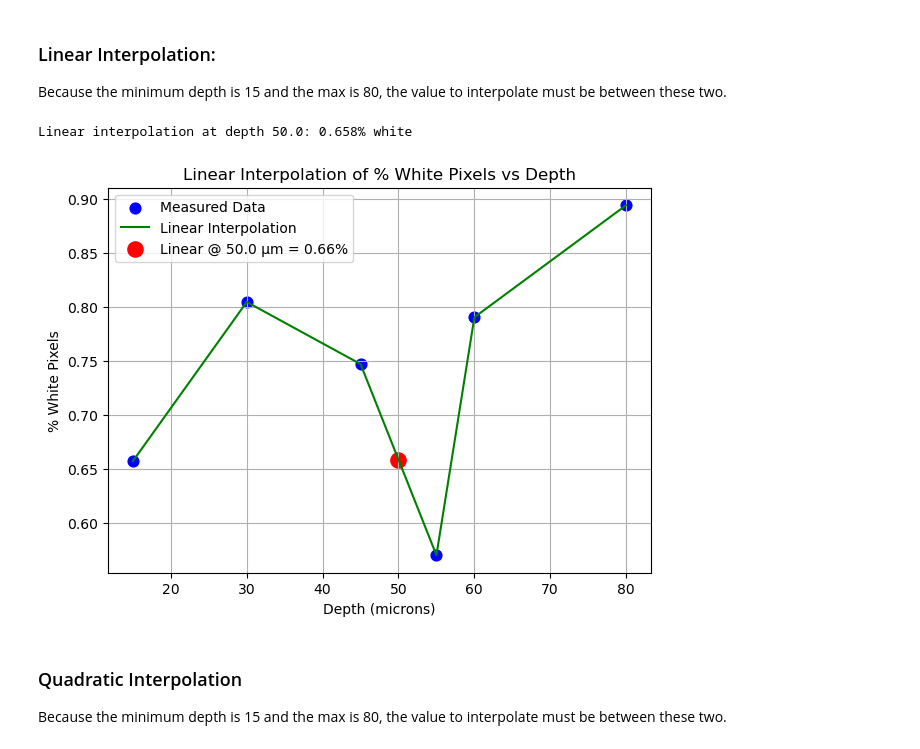
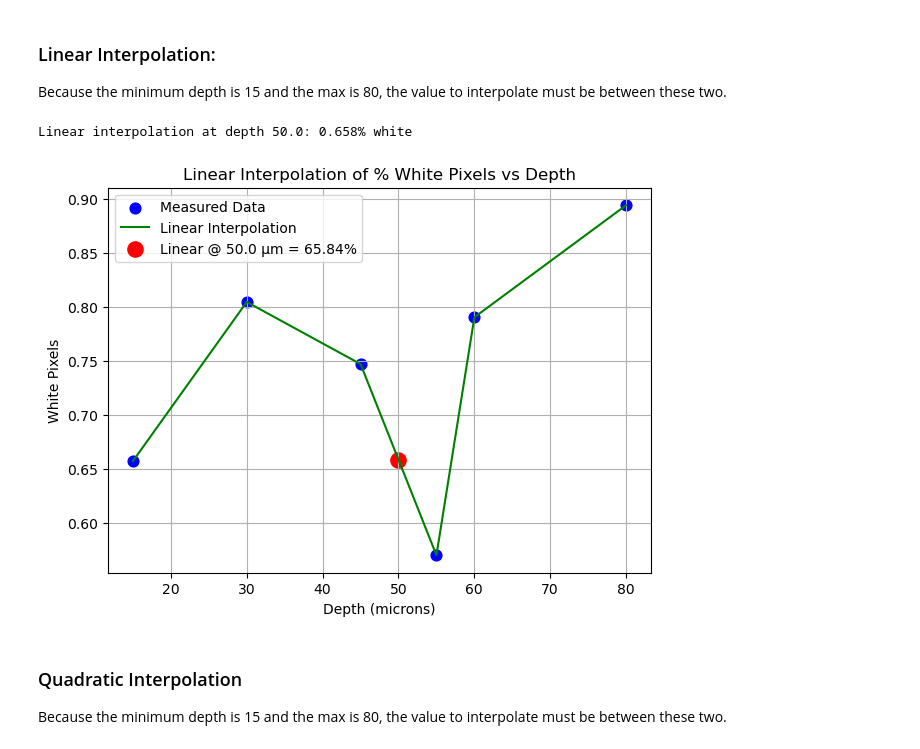
Before and after one commit to ReaganOswald/Module-3-Fibrosis, a Jupyter notebook: Module 3 Template.ipynb, the cells around one changed output. Drawn from its saved outputs; the diff is of its cells as text; code cells hidden in the pictures.

```diff
--- a/Module 3 Template.ipynb
+++ b/Module 3 Template.ipynb
@@ -130,37 +130,37 @@ y = df["White Percent"].tolist()
 
 # USER INPUT
 interp_depth = float(input("Enter the depth at which you want to interpolate (microns): "))
 
 
 # LINEAR INTERPOLATION
 linear_f = interp1d(x, y, kind='linear')
 linear_value = float(linear_f(interp_depth))
-linear_value = max(0, min(100, linear_value))
+linear_value = max(0, min(1, linear_value))
 print(f"\nLinear interpolation at depth {interp_depth}: {linear_value:.3f}% white\n")
 
 
 # PLOT: LINEAR INTERPOLATION
 plt.figure(figsize=(7,5))
 
 # Plot original data
 plt.scatter(x, y, color='blue', s=60, label='Measured Data')
 
 # Plot linear interpolation line
 x_line = np.linspace(min(x), max(x), 300)
 y_line = linear_f(x_line)
 plt.plot(x_line, y_line, color='green', label='Linear Interpolation')
 
 # Plot interpolated point
-plt.scatter(interp_depth, linear_value, color='red', s=120, label=f'Linear @ {interp_depth} µm = {linear_value:.2f}%')
+plt.scatter(interp_depth, linear_value, color='red', s=120, label=f'Linear @ {interp_depth} µm = {linear_value*100:.2f}%')
 plt.title("Linear Interpolation of % White Pixels vs Depth")
 plt.xlabel("Depth (microns)")
-plt.ylabel("% White Pixels")
+plt.ylabel("White Pixels")
 plt.grid(True)
 plt.legend()
 plt.show()
 # %% [output]
 Linear interpolation at depth 50.0: 0.658% white
-[figure, old version]
+[figure, new version]
 # %% [markdown]
 ### Quadratic Interpolation
 
```
Also changed, not shown: parts of 2 cells of this notebook.
